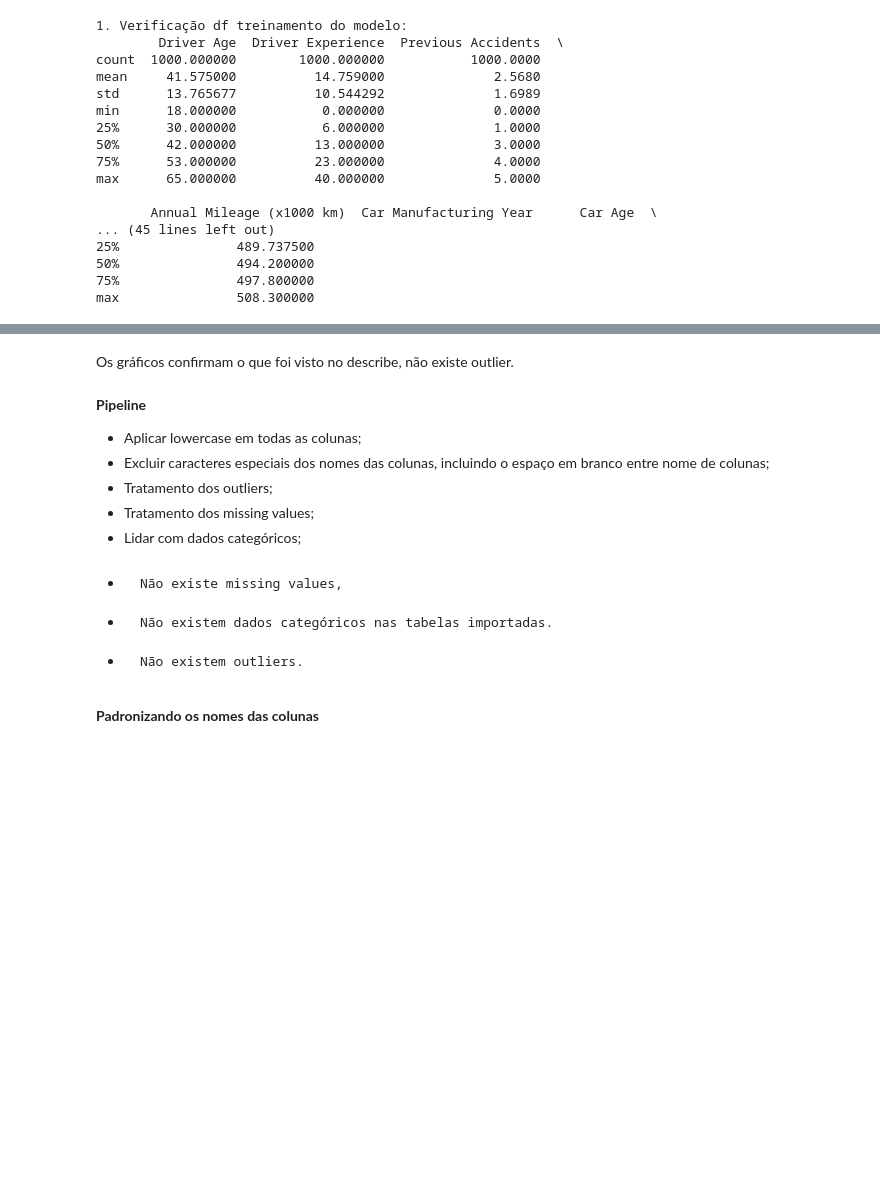
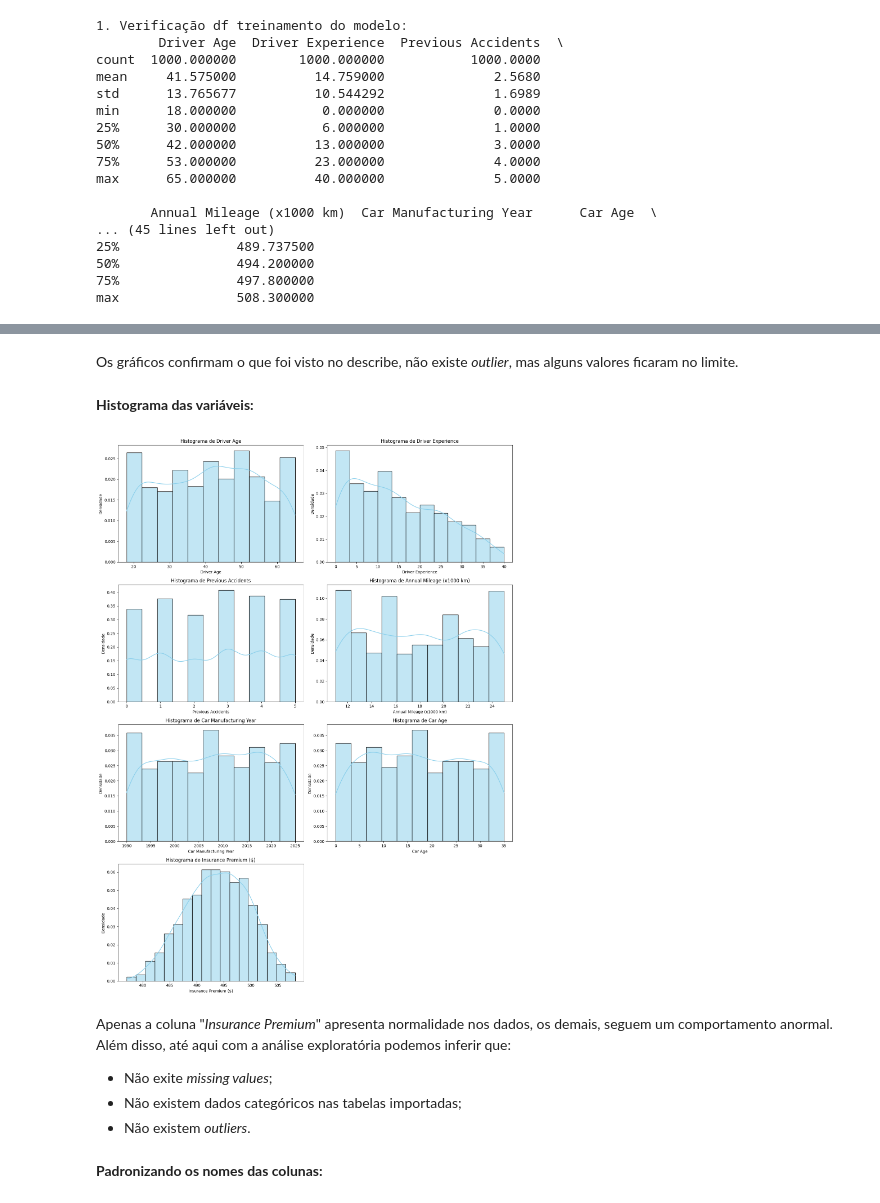
Before and after one commit to evymonteiro/ARTE_DOS_DADOS, a Jupyter notebook: Trabalho2/TRABALHO_2_ARTE_DOS_DADOS.ipynb, the cells around one changed output, grey strips where cells are left out. Cells and saved outputs as stored; diff of their text form; code cells hidden in the pictures; blank space fills up the shorter version.

```diff
--- a/Trabalho2/TRABALHO_2_ARTE_DOS_DADOS.ipynb
+++ b/Trabalho2/TRABALHO_2_ARTE_DOS_DADOS.ipynb
@@ -186,19 +221,53 @@ plt.show()
 # %% [markdown]
-Os gráficos confirmam o que foi visto no describe, não existe outlier.
+Os gráficos confirmam o que foi visto no describe, não existe *outlier*, mas alguns valores ficaram no limite.
-# %% [markdown]
-**Pipeline**
-
-
-*   Aplicar lowercase em todas as colunas;
-*   Excluir caracteres especiais dos nomes das colunas, incluindo o espaço em branco entre nome de colunas;
-*   Tratamento dos outliers;
-*   Tratamento dos missing values;
-*   Lidar com dados categóricos;
+# %% [markdown]
+**Histograma das variáveis:**
+# %%
+import seaborn as sns
+import matplotlib.pyplot as plt
+import pandas as pd
+
+# As colunas
+colunas = df.select_dtypes(include=['int64', 'float64']).columns
+
+# Figura para os boxplots
+
+num_plots = len(colunas)
+
+# Define o número de linhas
+
+nrows = (num_plots + 1) // 2
+fig, axes = plt.subplots(nrows=nrows, ncols=2, figsize=(15, 5 * nrows)) ##Tamanho da figura
+axes = axes.flatten()
+
+# Histograma e Curva de Densidade
+for i, coluna in enumerate(colunas):
+
+    sns.histplot(
+        data=df,
+        x=coluna,
+        kde=True,
+        ax=axes[i],
+        stat='density',  #### HISTOGRAMA DE DENSIDADE E NAO DE FREQUENCIA
+        color='skyblue',
+        edgecolor='black'
+    )
+
+    axes[i].set_title(f'Histograma de {coluna}')
+    axes[i].set_xlabel(coluna) # Rótulo no eixo X
+    axes[i].set_ylabel('Densidade') # rotulo
+
+plt.tight_layout()
+plt.show()
+# %% [output]
+[figure, added]
 # %% [markdown]
-*     Não existe missing values,
-*     Não existem dados categóricos nas tabelas importadas.
-*     Não existem outliers.
+Apenas a coluna "*Insurance Premium*" apresenta normalidade nos dados, os demais, seguem um comportamento anormal. Além disso, até aqui com a análise exploratória podemos inferir que:
+
+* Não exite *missing values*;
+* Não existem dados categóricos nas tabelas importadas;
+* Não existem *outliers*.
 # %% [markdown]
-**Padronizando os nomes das colunas**
+**Padronizando os nomes das colunas:**
 # %%
 print("\n1. Limpeza Dataset Treino")
```
Also changed, not shown: parts of 12 cells of this notebook.
